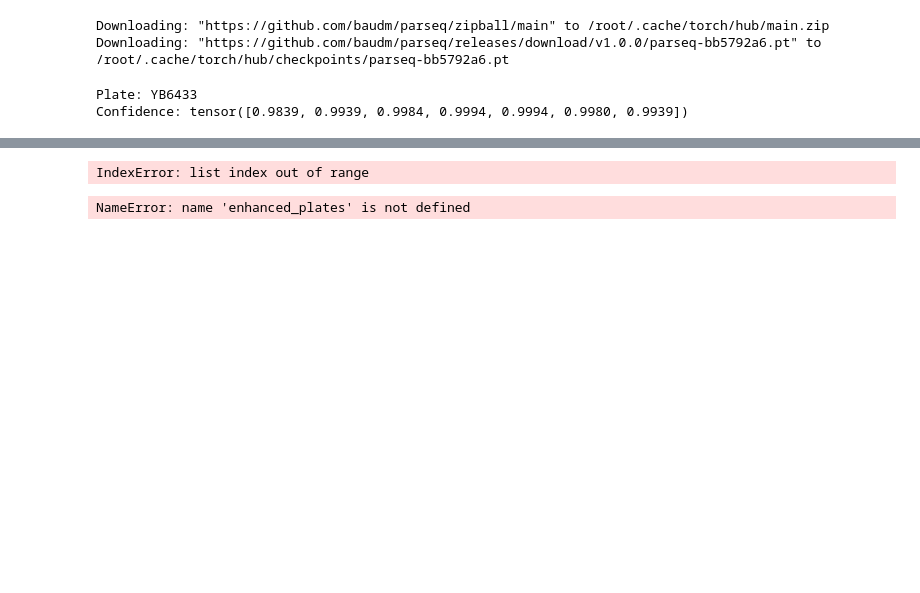
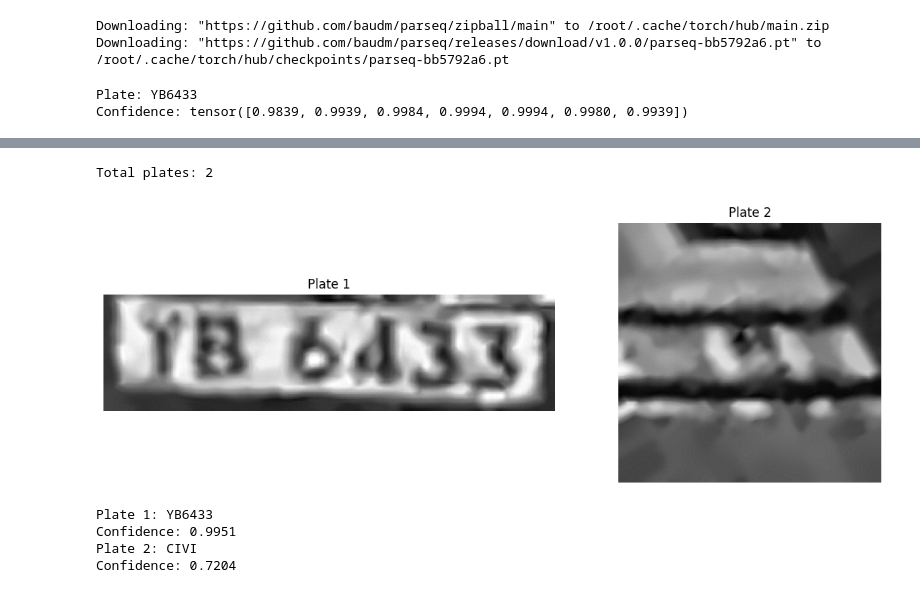
Before and after one commit to Nadantikaa/traffic-violation-model, a Jupyter notebook: plate-recognition.ipynb, the cells around one changed output, grey strips where cells are left out. Drawn from its saved outputs; the diff is of its cells as text; code cells hidden in the pictures; blank space fills up the shorter version.

Commit message:
Kaggle Notebook | plate_recognition | Version 2 | added ocr, and evidence

```diff
--- a/plate-recognition.ipynb
+++ b/plate-recognition.ipynb
@@ -306,10 +345,7 @@ Confidence: tensor([0.9839, 0.9939, 0.9984, 0.9994, 0.9994, 0.9980, 0.9939])
 # %%
-enhanced_plates = []
+plates = []
 
 for box in results[0].boxes:
-
-    if float(box.conf) < 0.45:
-        continue
 
     x1, y1, x2, y2 = map(int, box.xyxy[0])
 
@@ -319,33 +355,68 @@ for box in results[0].boxes:
 
     enhanced = enhance_plate(corrected)
 
-    enhanced_plates.append(enhanced)
+    plates.append(enhanced)
+
+print("Total plates:", len(plates))
 # %% [output]
-IndexError: list index out of range
+Total plates: 2
+# %%
+plt.figure(figsize=(12, 4))
+
+for i, plate in enumerate(plates):
+
+    plt.subplot(1, len(plates), i + 1)
+    plt.imshow(plate, cmap="gray")
+    plt.title(f"Plate {i+1}")
+    plt.axis("off")
+
+plt.tight_layout()
+plt.show()
+# %% [output]
+[figure, added]
 # %%
-results = []
+from PIL import Image
+import torch
+from torchvision import transforms
 
-for plate in enhanced_plates:
+transform = transforms.Compose([
+    transforms.Resize((32, 128)),
+    transforms.ToTensor()
+])
 
-    plate_rgb = cv2.cvtColor(plate, cv2.COLOR_GRAY2RGB)
+ocr_results = []
 
-    img = Image.fromarray(plate_rgb)
+for i, plate in enumerate(plates):
 
-    img = transform(img).unsqueeze(0)
+    # Enhanced plate is grayscale
+    plate_rgb = cv2.cvtColor(
+        plate,
+        cv2.COLOR_GRAY2RGB
+    )
+
+    pil_img = Image.fromarray(plate_rgb)
+
+    img = transform(pil_img).unsqueeze(0)
 
     with torch.no_grad():
-
         logits = parseq(img)
 
-        pred = logits.softmax(-1)
+        probs = logits.softmax(-1)
 
-        label, confidence = parseq.tokenizer.decode(pred)
+        labels, confidence = parseq.tokenizer.decode(probs)
 
-    results.append({
-        "plate": label[0],
-        "confidence": float(confidence[0])
+    text = labels[0]
+    conf = confidence[0].mean().item()
+
+    ocr_results.append({
+        "plate": text,
+        "confidence": conf
     })
 
-print(results)
+    print(f"Plate {i+1}: {text}")
+    print(f"Confidence: {conf:.4f}")
 # %% [output]
-NameError: name 'enhanced_plates' is not defined
+Plate 1: YB6433
+Confidence: 0.9951
+Plate 2: CIVI
+Confidence: 0.7204
```
Also changed, not shown: parts of 9 cells of this notebook.
